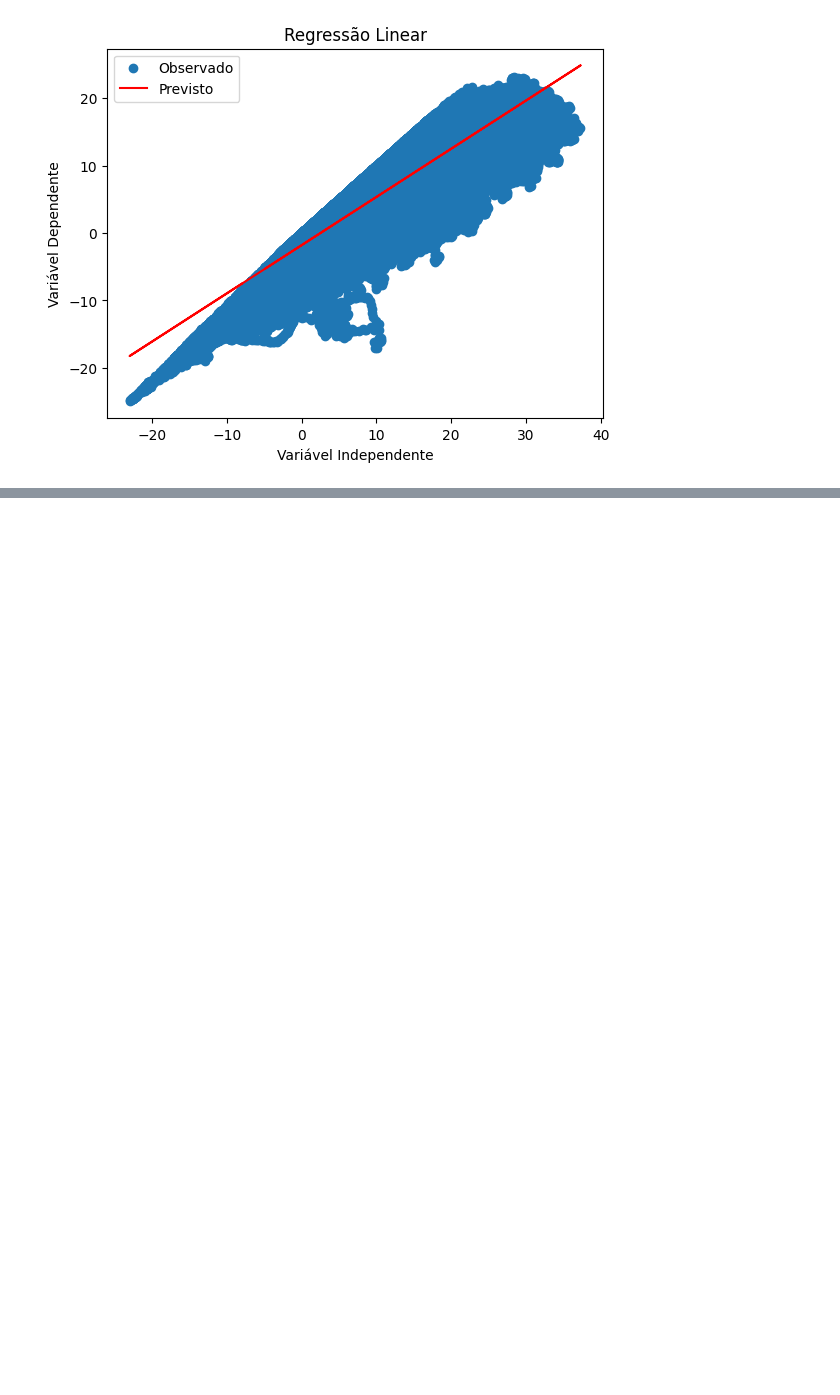
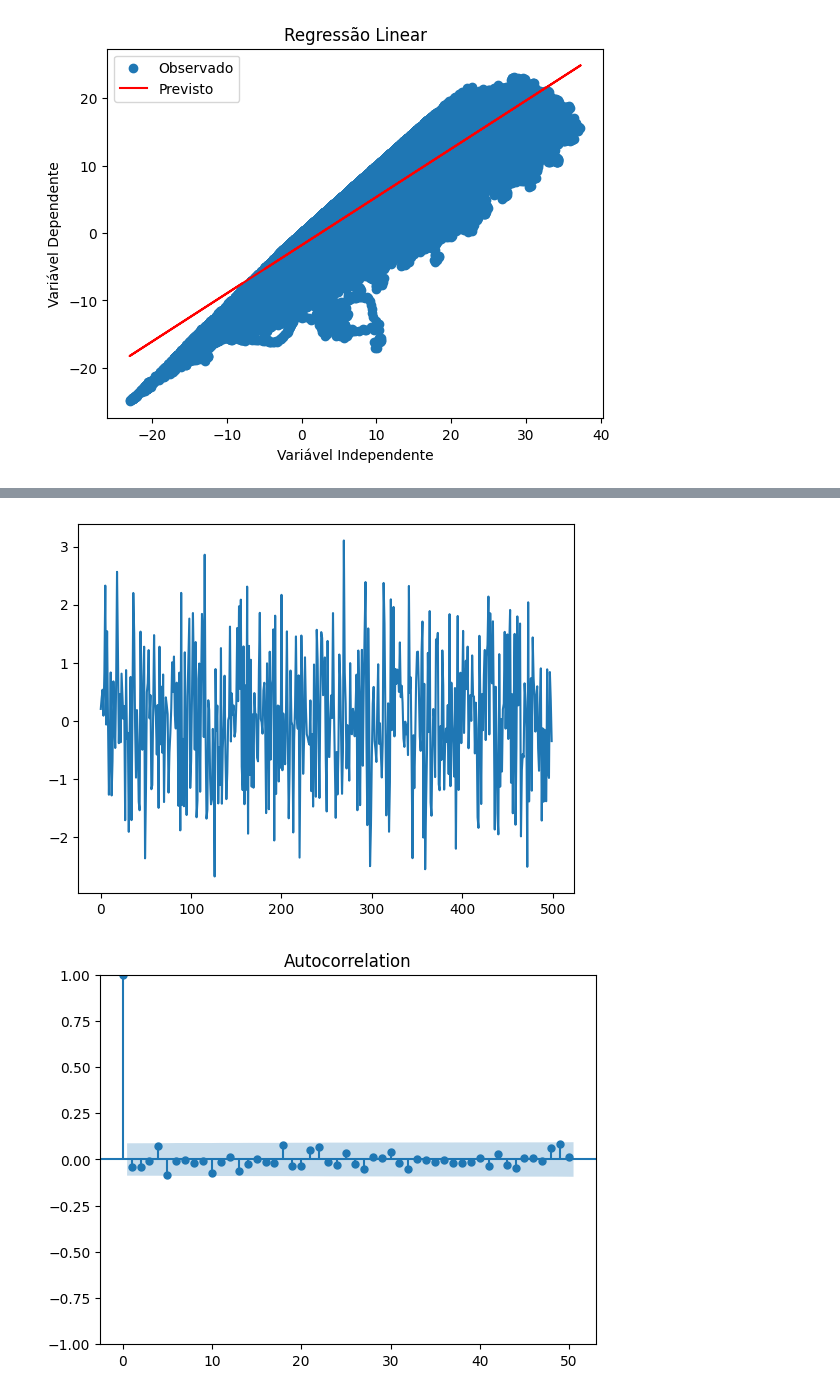
Before and after one commit to malumlinhares/time-series-analysis, a Jupyter notebook: time-series-analysis.ipynb, the cells around one changed output, grey strips where cells are left out. Cells and saved outputs as stored; diff of their text form; code cells hidden in the pictures; blank space fills up the shorter version.

```diff
--- a/time-series-analysis.ipynb
+++ b/time-series-analysis.ipynb
@@ -130,0 +160,4 @@ plt.show()
+# %%
+import numpy as np
+#ruido branco
+ruido = np.random.normal(loc=0, scale=1, size=500)
@@ -130,0 +188,8 @@ plt.show()
+# %%
+plt.plot(ruido)
+plt.show()
+plot_acf(ruido, lags=50) #lags é o atraso
+plt.show()
+# %% [output]
+[figure, added]
+[figure, added]
```
Also changed, not shown: parts of 13 cells of this notebook.
